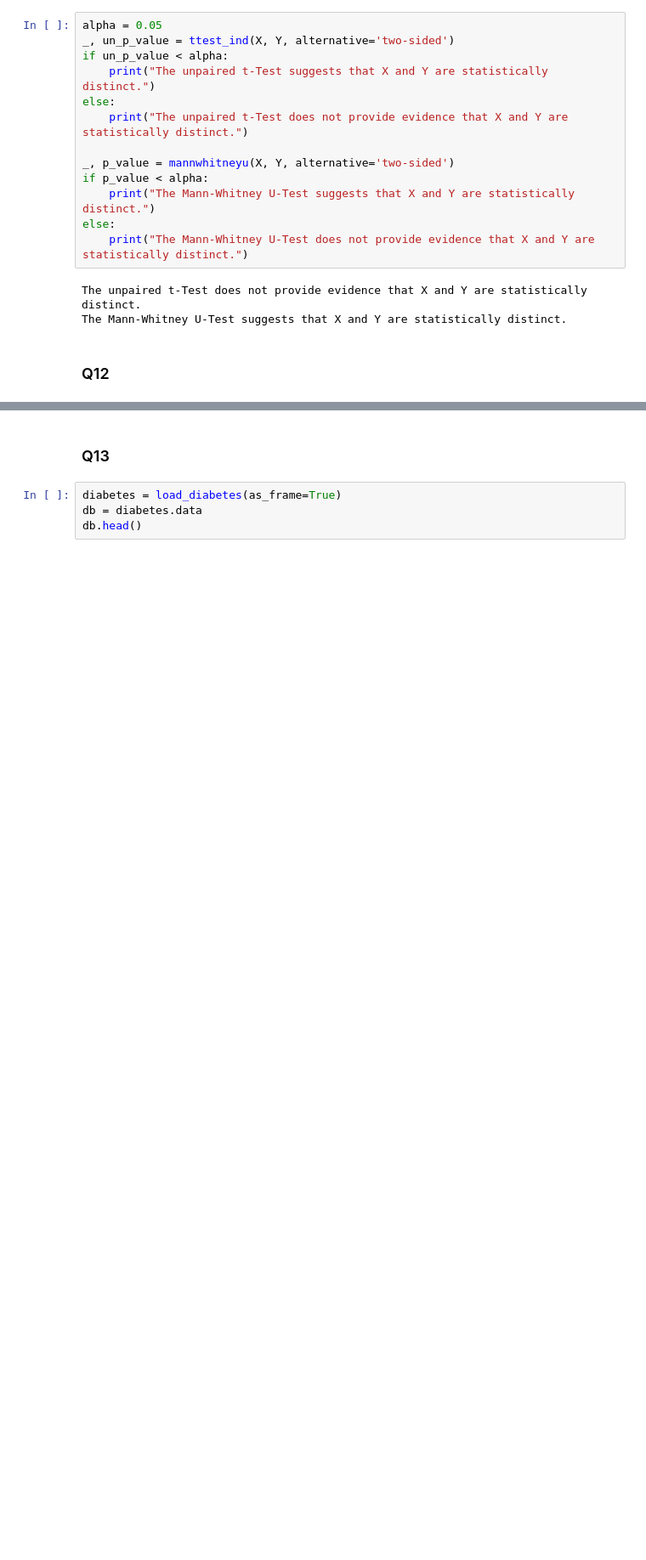
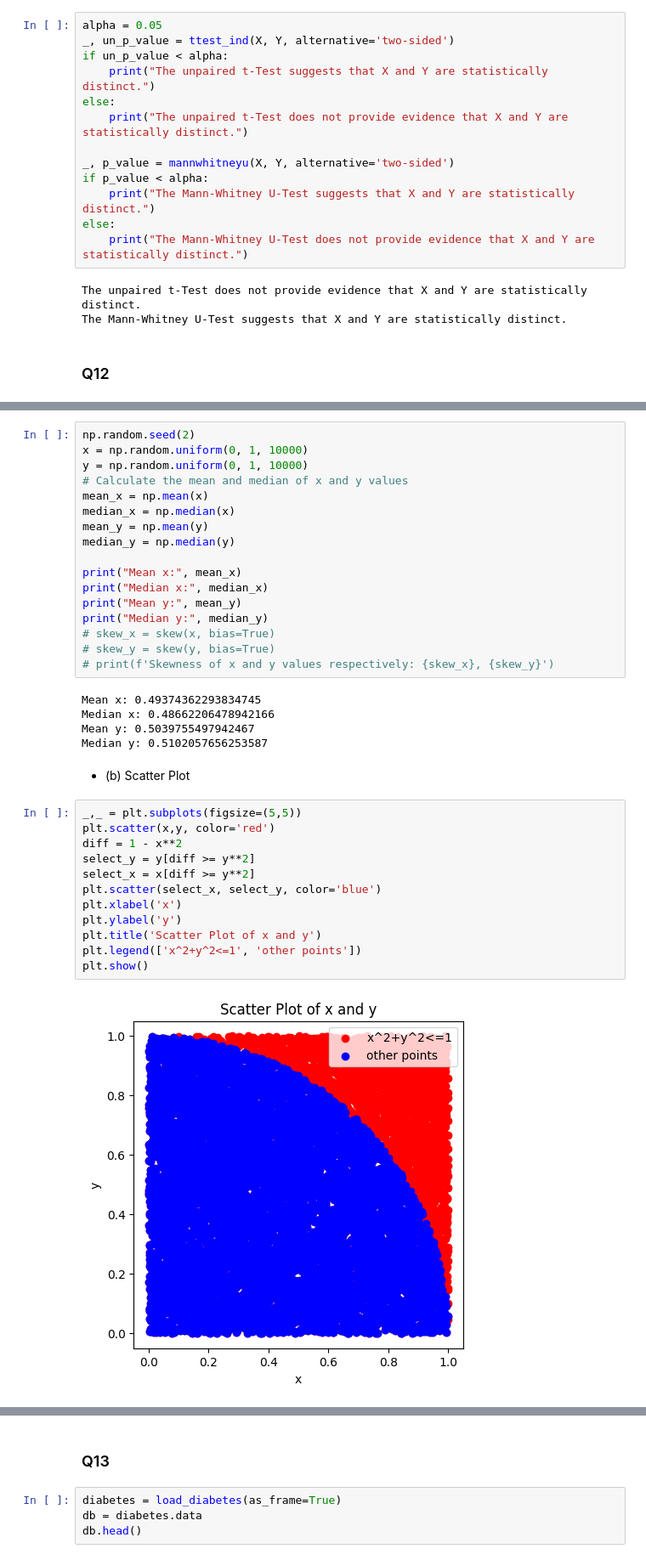
Before and after one commit to mikami520/MBP1201H-Biostats, a Jupyter notebook: Final Exam/FINAL_TEMPLATE.ipynb, the cells around one changed output, grey strips where cells are left out. Shown: that part at 85% size. Drawn from its saved outputs; the diff is of its cells as text; blank space fills up the shorter version.

```diff
--- a/Final Exam/FINAL_TEMPLATE.ipynb
+++ b/Final Exam/FINAL_TEMPLATE.ipynb
@@ -177,0 +181,38 @@ The Mann-Whitney U-Test suggests that X and Y are statistically distinct.
+# %%
+np.random.seed(2)
+x = np.random.uniform(0, 1, 10000)
+y = np.random.uniform(0, 1, 10000)
+# Calculate the mean and median of x and y values
+mean_x = np.mean(x)
+median_x = np.median(x)
+mean_y = np.mean(y)
+median_y = np.median(y)
+
+print("Mean x:", mean_x)
+print("Median x:", median_x)
+print("Mean y:", mean_y)
+print("Median y:", median_y)
+# skew_x = skew(x, bias=True)
+# skew_y = skew(y, bias=True)
+# print(f'Skewness of x and y values respectively: {skew_x}, {skew_y}')
+# %% [output]
+Mean x: 0.49374362293834745
+Median x: 0.48662206478942166
+Mean y: 0.5039755497942467
+Median y: 0.5102057656253587
+# %% [markdown]
+- (b) Scatter Plot
+# %%
+_,_ = plt.subplots(figsize=(5,5))
+plt.scatter(x,y, color='red')
+diff = 1 - x**2
+select_y = y[diff >= y**2]
+select_x = x[diff >= y**2]
+plt.scatter(select_x, select_y, color='blue')
+plt.xlabel('x')
+plt.ylabel('y')
+plt.title('Scatter Plot of x and y')
+plt.legend(['x^2+y^2<=1', 'other points'])
+plt.show()
+# %% [output]
+[figure, added]
```
Also changed, not shown: parts of 13 cells of this notebook, 1 other file.
